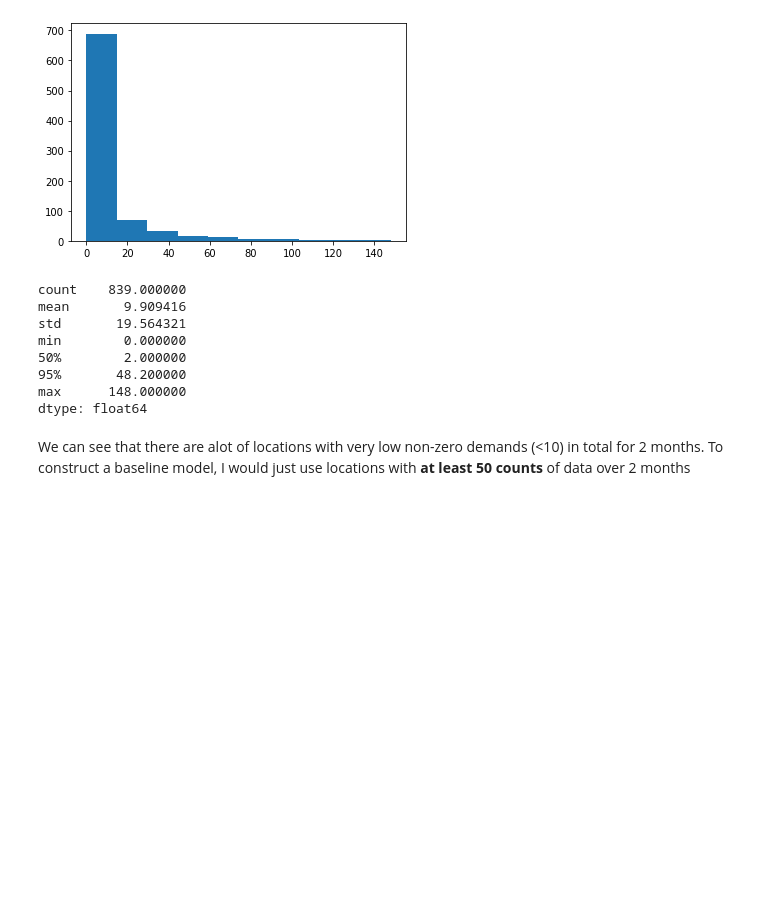
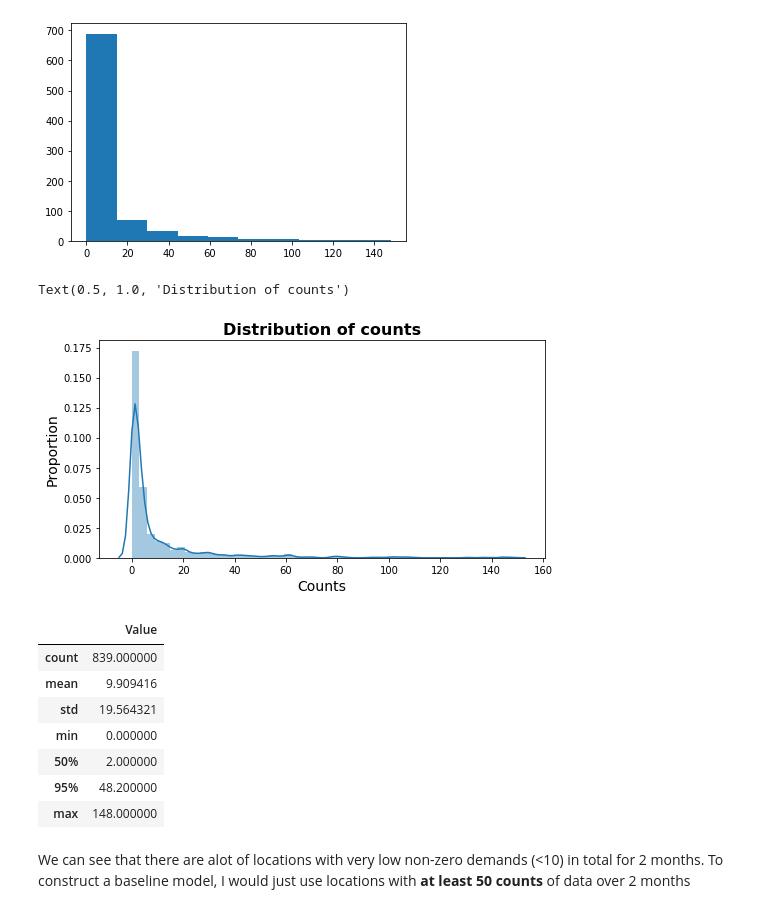
Before and after one commit to Angps1995/Spatial-Temporal-Models-for-delivery-demand-forecast, a Jupyter notebook: ExploratoryAnalysis.ipynb, the cells around one changed output. Saved outputs shown, nothing was run; the diff lists cells and outputs as text; code cells hidden in the pictures; blank space fills up the shorter version.

```diff
--- a/ExploratoryAnalysis.ipynb
+++ b/ExploratoryAnalysis.ipynb
@@ -84,17 +84,27 @@ plt.hist(num_of_non_zeros)
         133.2, 148. ]),
  <a list of 10 Patch objects>)
 [figure]
+# %%
+import seaborn as sns
+plt.figure(figsize=(8,4))
+sns.distplot(num_of_non_zeros)
+plt.xlabel("Counts", fontsize = 14)
+plt.ylabel("Proportion", fontsize = 14)
+plt.title("Distribution of counts", fontsize = 16, fontweight = 'bold')
+# %% [output]
+Text(0.5, 1.0, 'Distribution of counts')
+[figure, added]
 # %%
-num_of_non_zeros.describe(percentiles=[0.95])
+pd.DataFrame({"Value":num_of_non_zeros.describe(percentiles=[0.95])})
 # %% [output]
-count    839.000000
-mean       9.909416
-std       19.564321
-min        0.000000
-50%        2.000000
-95%       48.200000
-max      148.000000
-dtype: float64
+|  | Value |
+| count | 839.000000 |
+| mean | 9.909416 |
+| std | 19.564321 |
+| min | 0.000000 |
+| 50% | 2.000000 |
+| 95% | 48.200000 |
+| max | 148.000000 |
 # %% [markdown]
 We can see that there are alot of locations with very low non-zero demands (<10) in total for 2 months. To construct a baseline model, I would just use locations with **at least 50 counts** of data over 2 months
 # %% [markdown]
```
Also changed, not shown: parts of 8 cells of this notebook, 1 other file.
